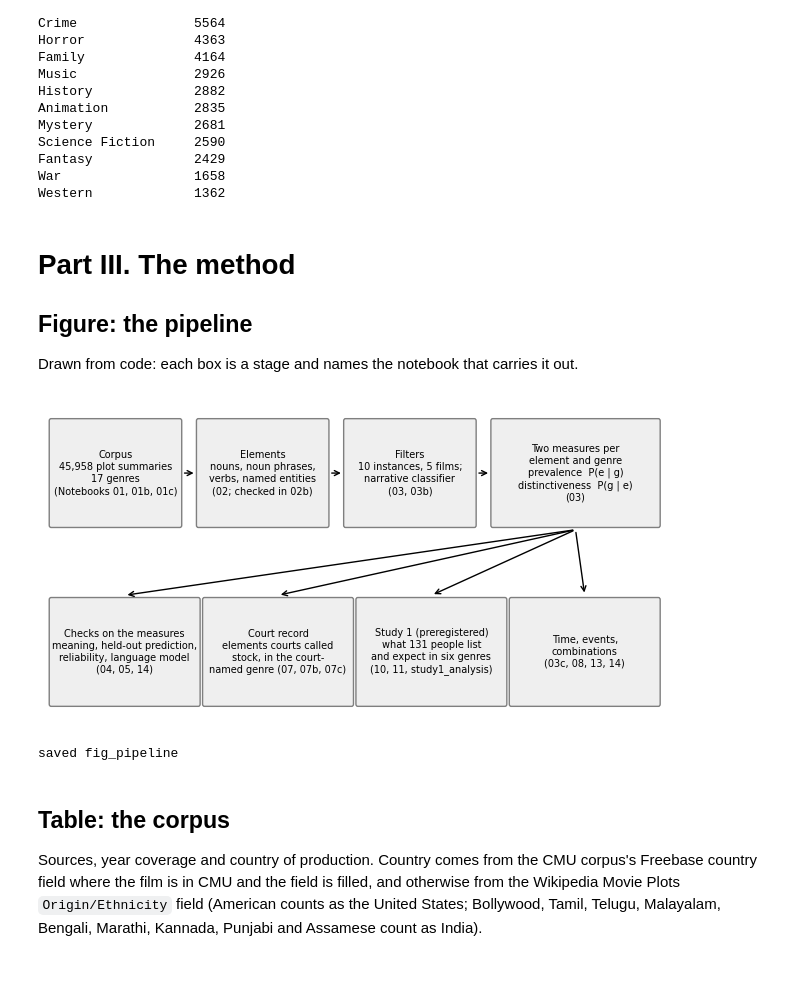
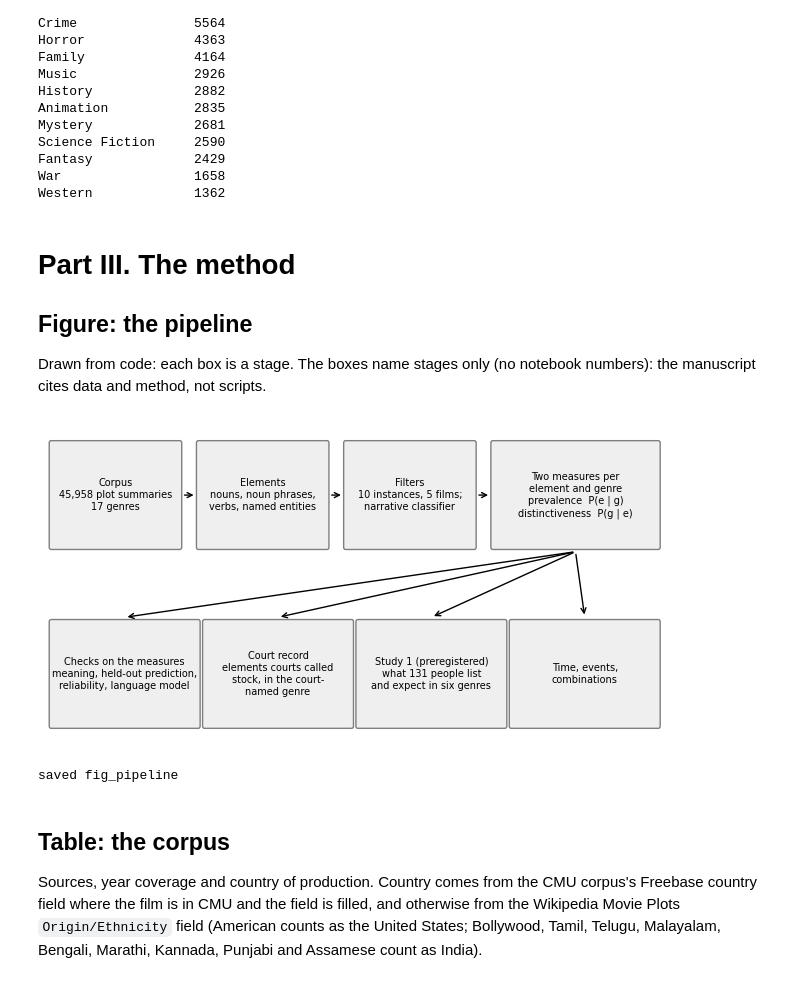
Before and after one commit to DGK-Law-and-Cognition-Lab/SceneAFaire, a Jupyter notebook: Analysis/notebooks/16a_manuscript_figures_corpus.ipynb, the cells around one changed output. Drawn from its saved outputs; the diff is of its cells as text; code cells hidden in the pictures.

Commit message:
Add notebook 16c (turnover and change points on the two measures); drop notebook references from generated table notes
Co-Authored-By: Claude Opus 5.5 <noreply@anthropic.com>

```diff
--- a/Analysis/notebooks/16a_manuscript_figures_corpus.ipynb
+++ b/Analysis/notebooks/16a_manuscript_figures_corpus.ipynb
@@ -128,34 +128,34 @@ Western             1362
 
 ## Figure: the pipeline
 
-Drawn from code: each box is a stage and names the notebook that carries it out.
+Drawn from code: each box is a stage. The boxes name stages only (no notebook numbers): the manuscript cites data and method, not scripts.
 # %%
 fig, ax = plt.subplots(figsize=S.size(1.0, 3.4))
 ax.set_xlim(0, 100); ax.set_ylim(0, 42); ax.axis('off')   # a diagram, not a plot: no axes
 def box(x, y, w, h, text, face='#efefef'):
     ax.add_patch(FancyBboxPatch((x, y), w, h, boxstyle='round,pad=0.3', fc=face, ec=GRAY, lw=1))
     ax.text(x + w / 2, y + h / 2, text, ha='center', va='center', fontsize=7, linespacing=1.25)
 def arrow(x0, y0, x1, y1):
     ax.annotate('', xy=(x1, y1), xytext=(x0, y0), arrowprops=dict(arrowstyle='->', color=S.INK, lw=1))
-TOP = [(0.5, 21, 'Corpus\n45,958 plot summaries\n17 genres\n(Notebooks 01, 01b, 01c)'),
-       (24.5, 21, 'Elements\nnouns, noun phrases,\nverbs, named entities\n(02; checked in 02b)'),
-       (48.5, 21, 'Filters\n10 instances, 5 films;\nnarrative classifier\n(03, 03b)'),
-       (72.5, 27, 'Two measures per\nelement and genre\nprevalence  P(e | g)\ndistinctiveness  P(g | e)\n(03)')]
+TOP = [(0.5, 21, 'Corpus\n45,958 plot summaries\n17 genres'),
+       (24.5, 21, 'Elements\nnouns, noun phrases,\nverbs, named entities'),
+       (48.5, 21, 'Filters\n10 instances, 5 films;\nnarrative classifier'),
+       (72.5, 27, 'Two measures per\nelement and genre\nprevalence  P(e | g)\ndistinctiveness  P(g | e)')]
 for x, w, t in TOP:
     box(x, 26, w, 14, t)
 for x0, x1 in [(21.8, 24.2), (45.8, 48.2), (69.8, 72.2)]:
     arrow(x0, 33, x1, 33)
-BOT = [(0.5, 'Checks on the measures\nmeaning, held-out prediction,\nreliability, language model\n(04, 05, 14)'),
-       (25.5, 'Court record\nelements courts called\nstock, in the court-\nnamed genre (07, 07b, 07c)'),
-       (50.5, 'Study 1 (preregistered)\nwhat 131 people list\nand expect in six genres\n(10, 11, study1_analysis)'),
-       (75.5, 'Time, events,\ncombinations\n(03c, 08, 13, 14)')]
+BOT = [(0.5, 'Checks on the measures\nmeaning, held-out prediction,\nreliability, language model'),
+       (25.5, 'Court record\nelements courts called\nstock, in the court-\nnamed genre'),
+       (50.5, 'Study 1 (preregistered)\nwhat 131 people list\nand expect in six genres'),
+       (75.5, 'Time, events,\ncombinations')]
 for x, t in BOT:
     box(x, 2, 24, 14, t)
 for x, _ in BOT:
     arrow(86, 25.4, x + 12, 16.6)
 save(fig, 'fig_pipeline')
 # %% [output]
-[figure, old version]
+[figure, new version]
 saved fig_pipeline
 # %% [markdown]
 ## Table: the corpus
```
Also changed, not shown: parts of 5 cells of this notebook, 7 other files.
